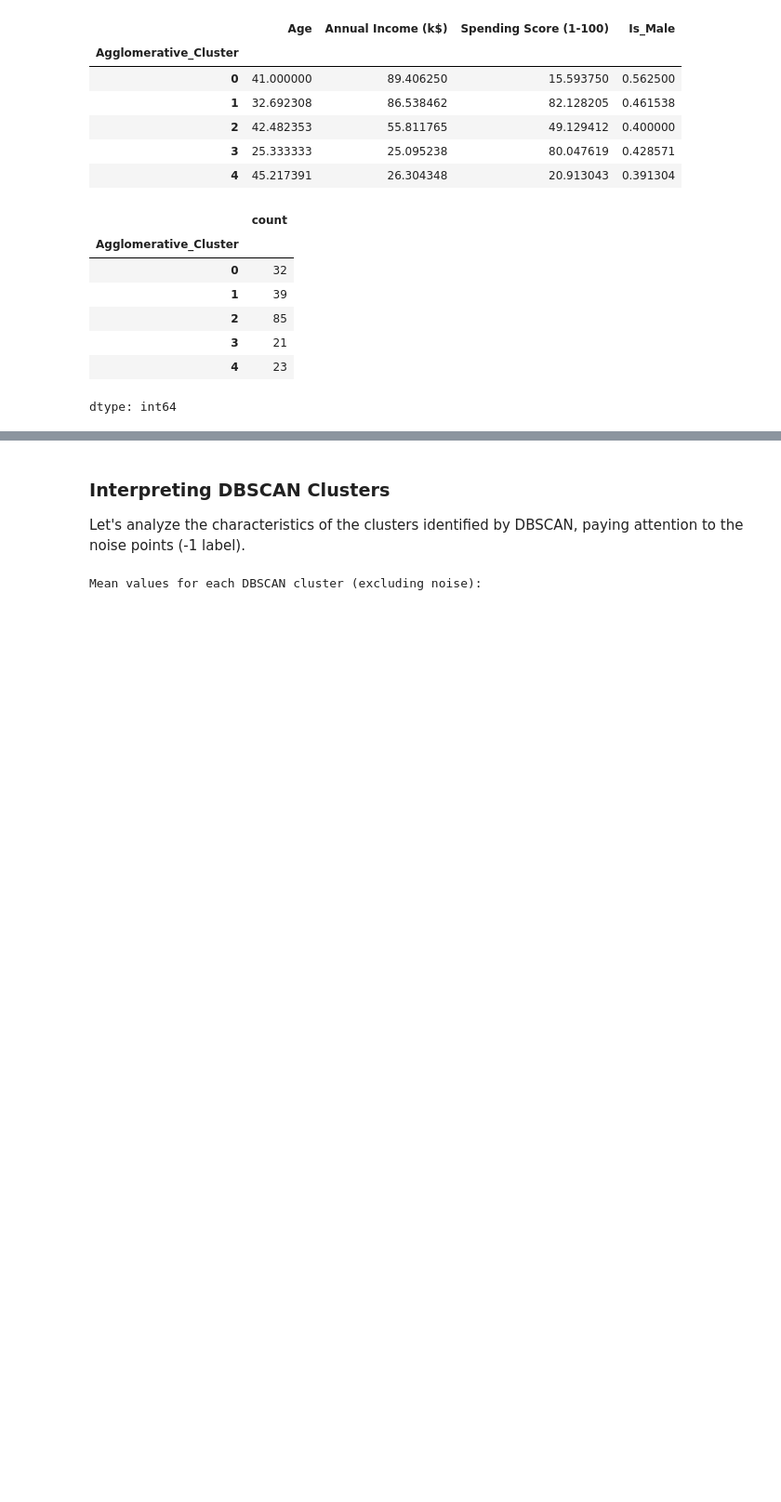
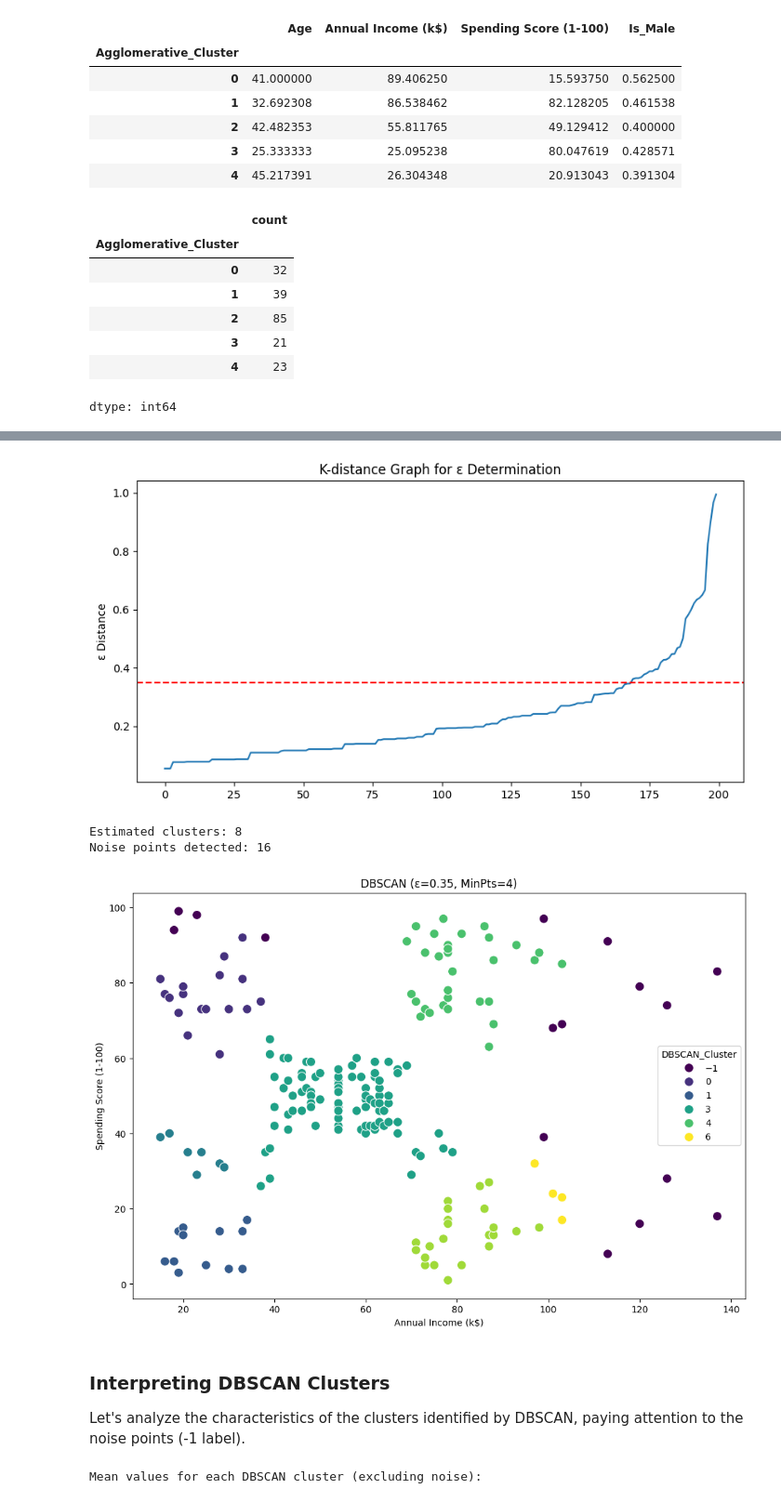
Before and after one commit to rsys-adsingh/Machine-Learning, a Jupyter notebook: study/Clustering/Clustering_Mall.ipynb, the cells around one changed output, grey strips where cells are left out. Shown at 93% size. Drawn from its saved outputs; the diff is of its cells as text; code cells hidden in the pictures; blank space fills up the shorter version.

```diff
--- a/study/Clustering/Clustering_Mall.ipynb
+++ b/study/Clustering/Clustering_Mall.ipynb
@@ -535,3 +492,46 @@ Number of noise points: 14
+# %%
+from sklearn.cluster import DBSCAN
+from sklearn.neighbors import NearestNeighbors
+import numpy as np
+
+# 5.6 & 5.7: Tuning Parameters
+# Heuristic: MinPts = 2 * Dimensions (2D data = 4)
+min_samples = 4
+
+# Use K-distance graph to find the 'Elbow' for ε (eps)
+neigh = NearestNeighbors(n_neighbors=min_samples)
+nbrs = neigh.fit(X_2d)
+distances, indices = nbrs.kneighbors(X_2d)
+distances = np.sort(distances[:, min_samples-1], axis=0)
+
+plt.figure(figsize=(10, 5))
+plt.plot(distances)
+plt.title('K-distance Graph for ε Determination')
+plt.axhline(y=0.35, color='r', linestyle='--') # Theoretical 'Elbow'
+plt.ylabel('ε Distance')
+plt.show()
+
+# 5.10: Python Implementation
+eps_val = 0.35
+dbscan = DBSCAN(eps=eps_val, min_samples=min_samples)
+df_encoded['DBSCAN_Cluster'] = dbscan.fit_predict(X_2d)
+
+# 5.5: Identifying Noise
+n_noise = (df_encoded['DBSCAN_Cluster'] == -1).sum()
+print(f"Estimated clusters: {len(set(df_encoded['DBSCAN_Cluster'])) - (1 if -1 in df_encoded['DBSCAN_Cluster'] else 0)}")
+print(f"Noise points detected: {n_noise}")
+
+# Visualize
+plt.figure(figsize=(12, 8))
+sns.scatterplot(x='Annual Income (k$)', y='Spending Score (1-100)',
+                hue='DBSCAN_Cluster', data=df_encoded, palette='viridis', s=100)
+plt.title(f'DBSCAN (ε={eps_val}, MinPts={min_samples})')
+plt.show()
+# %% [output]
+[figure, added]
+Estimated clusters: 8
+Noise points detected: 16
+[figure, added]
 # %% [markdown]
 ### Interpreting DBSCAN Clusters
 
```
Also changed, not shown: parts of 8 cells of this notebook.
